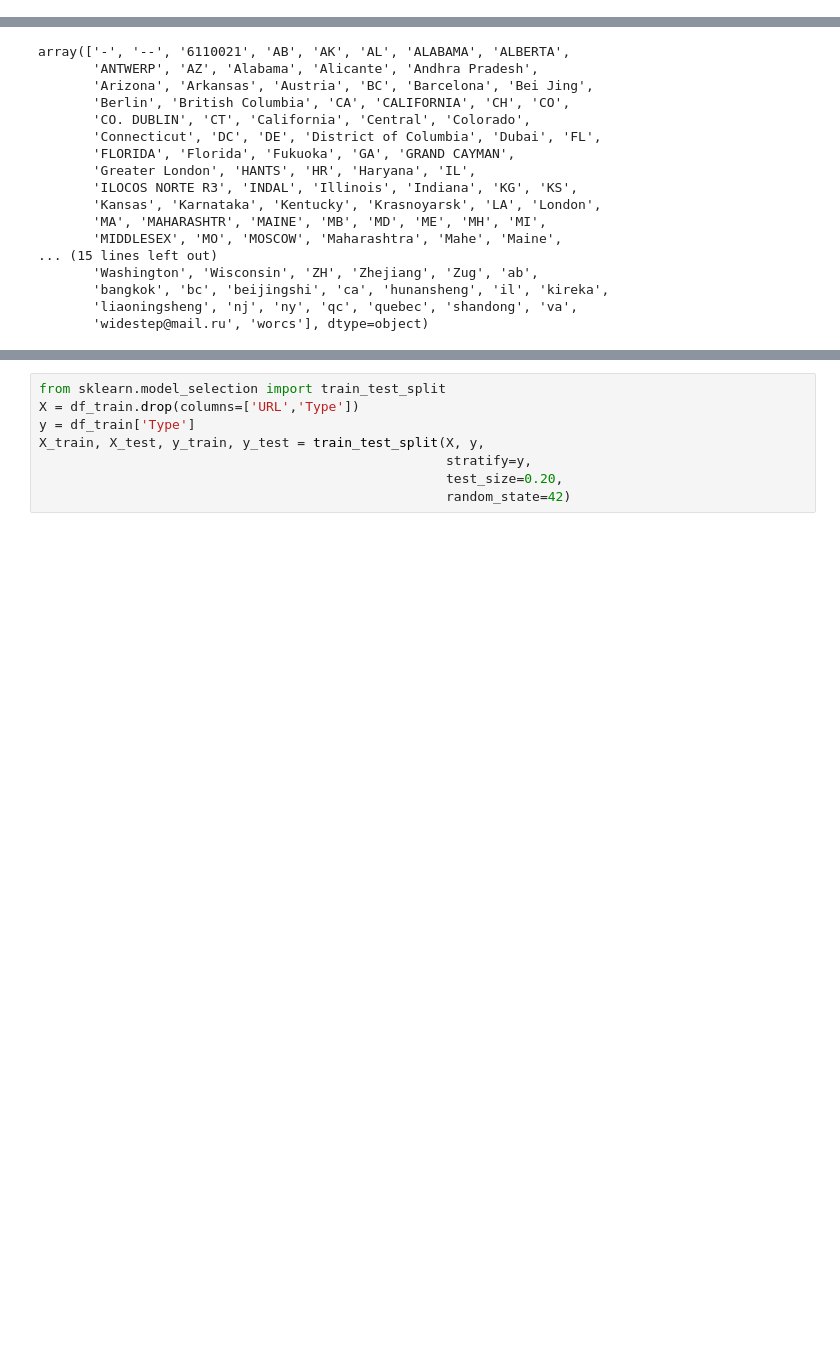
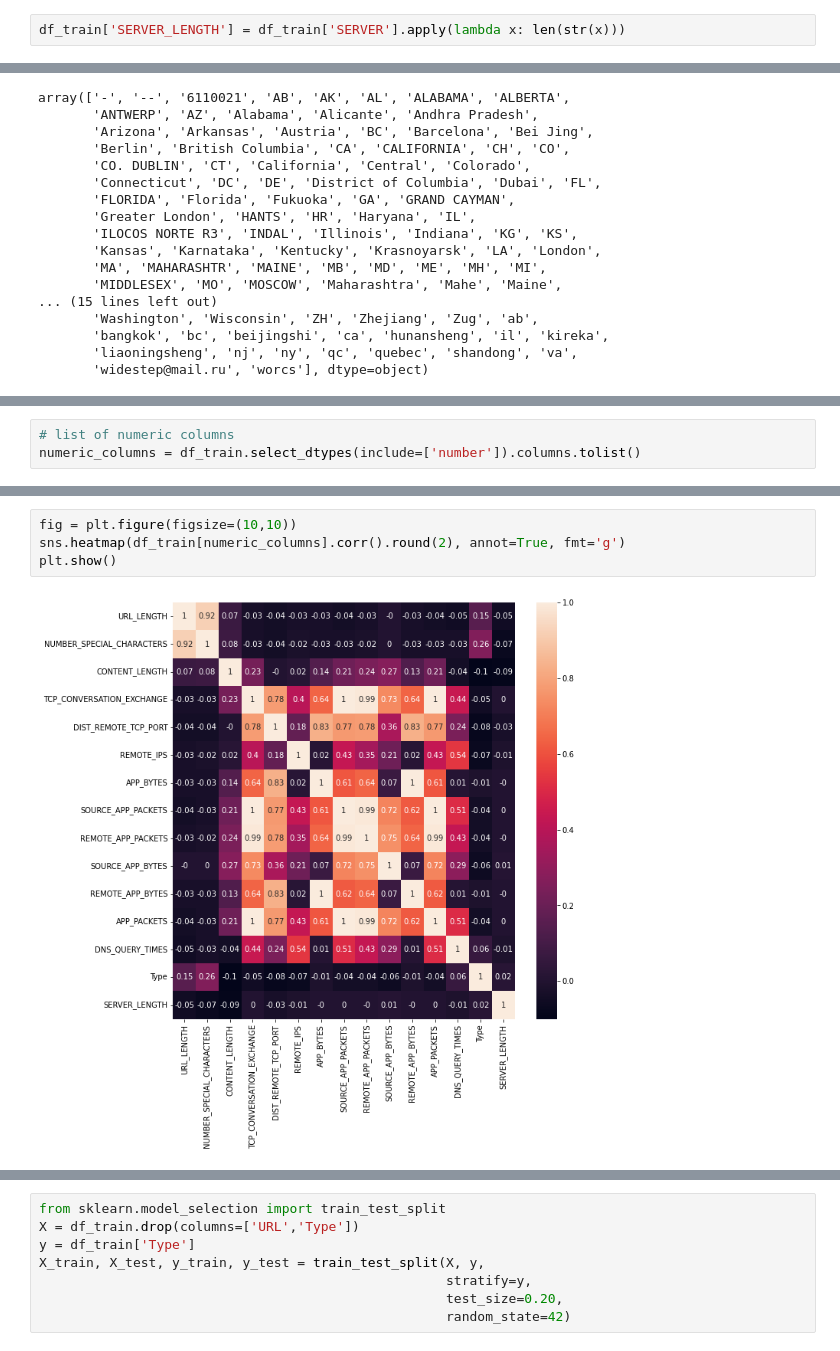
Before and after one commit to Jonkil/ML-project-2021-ESIEE, a Jupyter notebook: notebook_2.ipynb, the cells around one changed output, grey strips where cells are left out. Saved outputs shown, nothing was run; the diff lists cells and outputs as text; blank space fills up the shorter version.

Commit message:
TOC and Feature selection

```diff
--- a/notebook_2.ipynb
+++ b/notebook_2.ipynb
@@ -379,0 +404,2 @@ Name: CHARSET, dtype: int64
+# %%
+df_train['SERVER_LENGTH'] = df_train['SERVER'].apply(lambda x: len(str(x)))
@@ -399,0 +506,3 @@ array(['-', '--', '6110021', 'AB', 'AK', 'AL', 'ALABAMA', 'ALBERTA',
+# %%
+# list of numeric columns
+numeric_columns = df_train.select_dtypes(include=['number']).columns.tolist()
@@ -399,0 +515,6 @@ array(['-', '--', '6110021', 'AB', 'AK', 'AL', 'ALABAMA', 'ALBERTA',
+# %%
+fig = plt.figure(figsize=(10,10))
+sns.heatmap(df_train[numeric_columns].corr().round(2), annot=True, fmt='g')
+plt.show()
+# %% [output]
+[figure, added]
```
Also changed, not shown: parts of 47 cells of this notebook.
